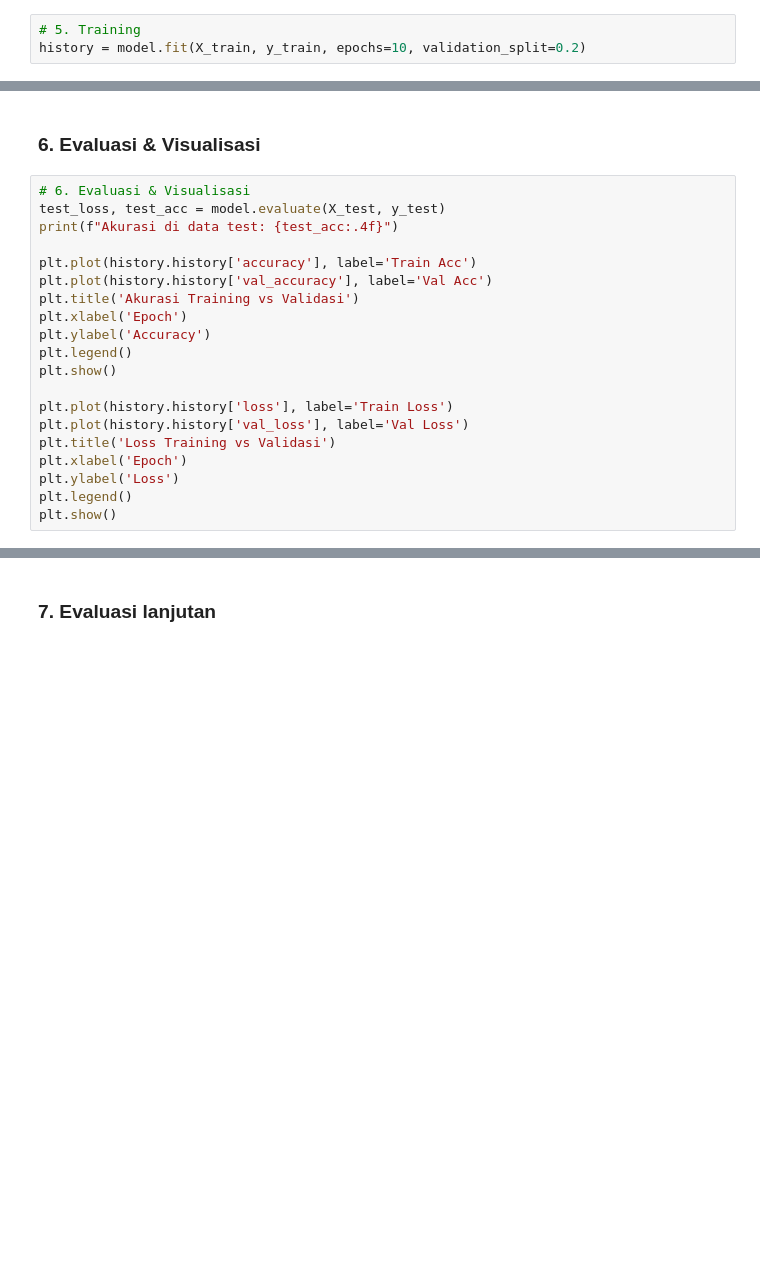
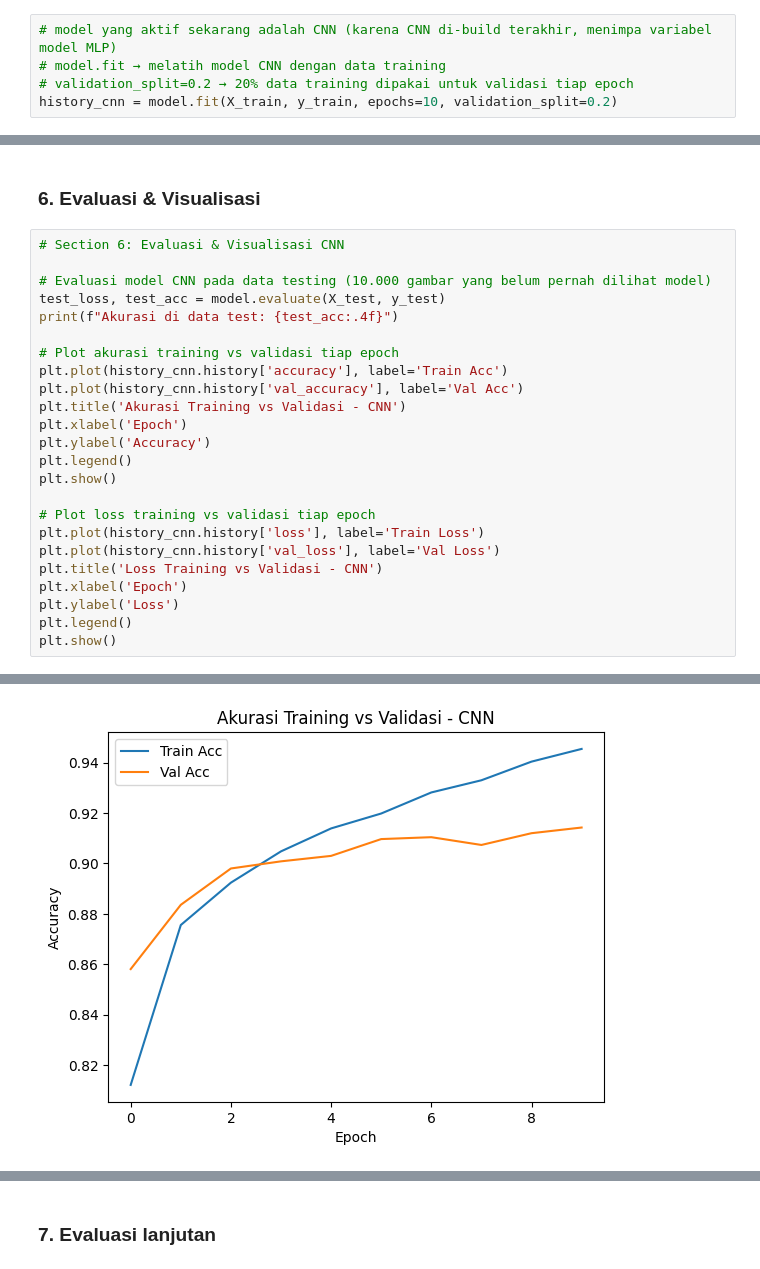
Before and after one commit to AdityaNugrahaPS/tugas_python_ai_b10, a Jupyter notebook: Tugas12_ML_AdityaNugrahaPratamaSaiya.ipynb, the cells around one changed output, grey strips where cells are left out. Cells and saved outputs as stored; diff of their text form; blank space fills up the shorter version.

```diff
--- a/Tugas12_ML_AdityaNugrahaPratamaSaiya.ipynb
+++ b/Tugas12_ML_AdityaNugrahaPratamaSaiya.ipynb
@@ -144,5 +325,7 @@ model.summary()
 # %% [markdown]
 ### 5. Training
-# %%
-# 5. Training
-history = model.fit(X_train, y_train, epochs=10, validation_split=0.2)
+# %%
+# model yang aktif sekarang adalah CNN (karena CNN di-build terakhir, menimpa variabel model MLP)
+# model.fit → melatih model CNN dengan data training
+# validation_split=0.2 → 20% data training dipakai untuk validasi tiap epoch
+history_cnn = model.fit(X_train, y_train, epochs=10, validation_split=0.2)
@@ -149,22 +353,27 @@ history = model.fit(X_train, y_train, epochs=10, validation_split=0.2)
 # %% [markdown]
 ### 6. Evaluasi & Visualisasi
 # %%
-# 6. Evaluasi & Visualisasi
+# Section 6: Evaluasi & Visualisasi CNN
+
+# Evaluasi model CNN pada data testing (10.000 gambar yang belum pernah dilihat model)
 test_loss, test_acc = model.evaluate(X_test, y_test)
 print(f"Akurasi di data test: {test_acc:.4f}")
 
-plt.plot(history.history['accuracy'], label='Train Acc')
-plt.plot(history.history['val_accuracy'], label='Val Acc')
-plt.title('Akurasi Training vs Validasi')
+# Plot akurasi training vs validasi tiap epoch
+plt.plot(history_cnn.history['accuracy'], label='Train Acc')
+plt.plot(history_cnn.history['val_accuracy'], label='Val Acc')
+plt.title('Akurasi Training vs Validasi - CNN')
 plt.xlabel('Epoch')
 plt.ylabel('Accuracy')
 plt.legend()
 plt.show()
 
-plt.plot(history.history['loss'], label='Train Loss')
-plt.plot(history.history['val_loss'], label='Val Loss')
-plt.title('Loss Training vs Validasi')
+# Plot loss training vs validasi tiap epoch
+plt.plot(history_cnn.history['loss'], label='Train Loss')
+plt.plot(history_cnn.history['val_loss'], label='Val Loss')
+plt.title('Loss Training vs Validasi - CNN')
 plt.xlabel('Epoch')
 plt.ylabel('Loss')
 plt.legend()
 plt.show()
+# %% [output]
@@ -170,0 +382 @@ plt.show()
+[figure, added]
```
Also changed, not shown: parts of 16 cells of this notebook.
